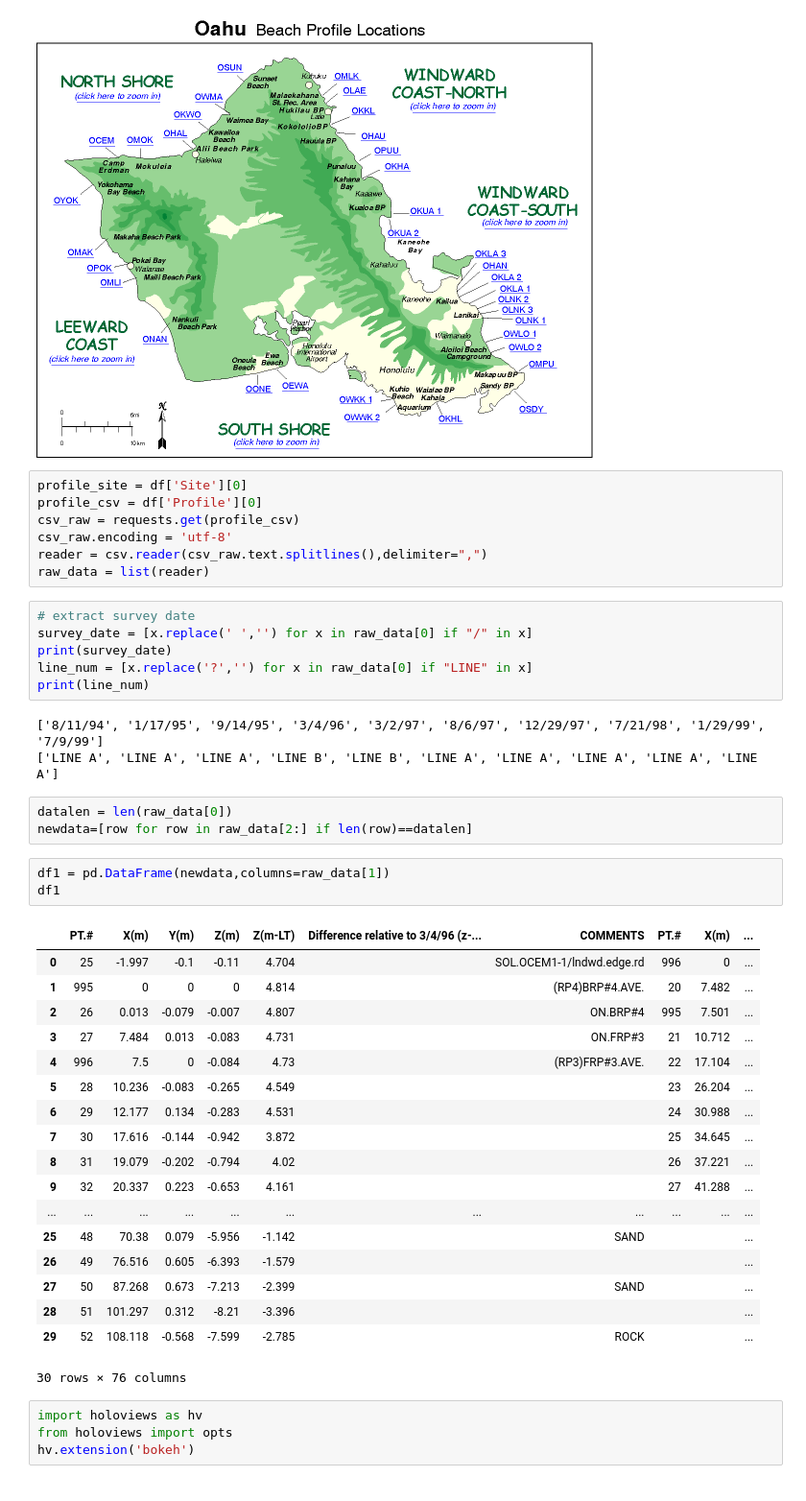
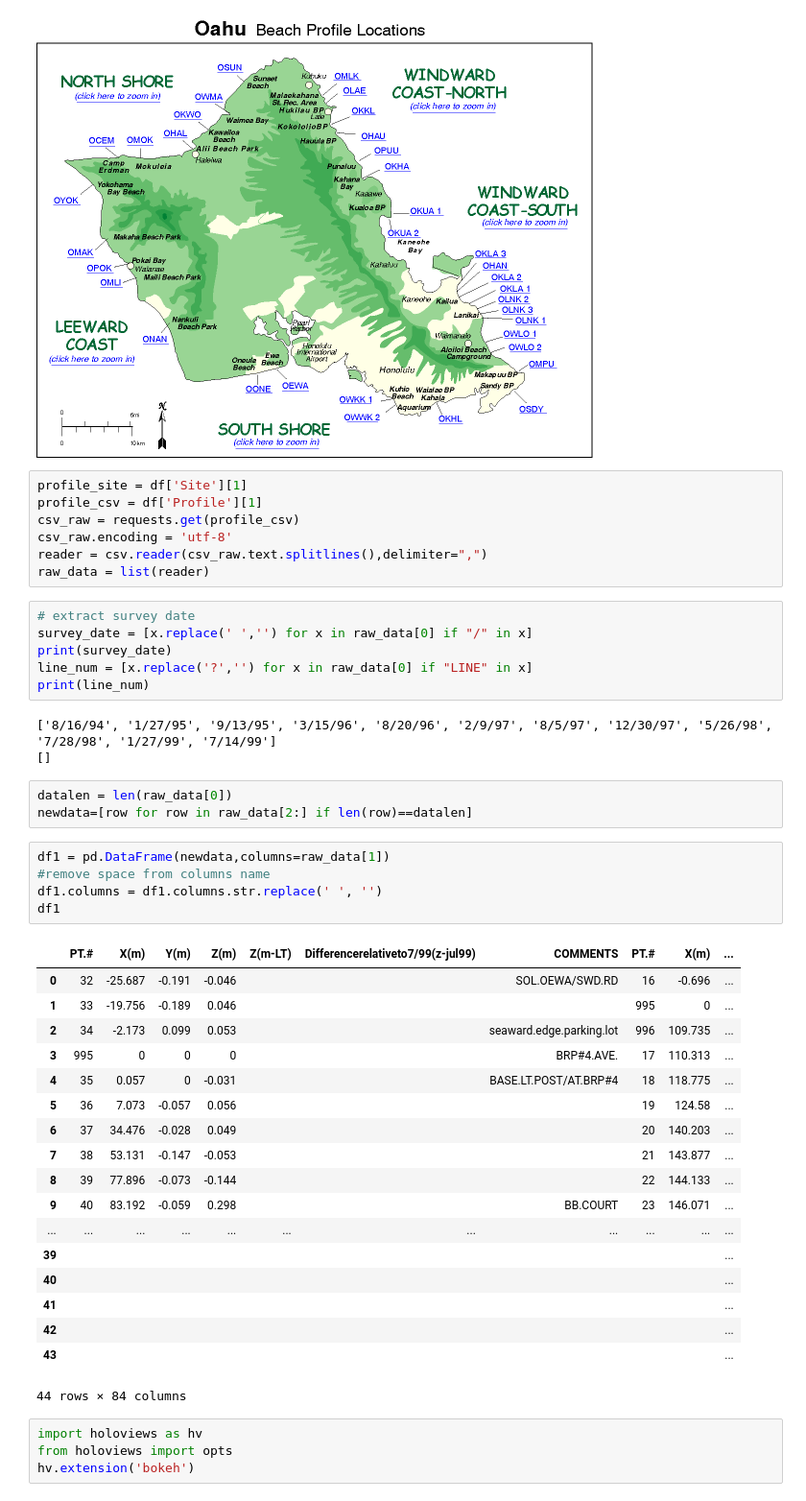
Before and after one commit to webgisdeveloper/ddstudio_toolbox, a Jupyter notebook: operations/hviews/Beach_profile_explorer.ipynb, the cells around one changed output. Shown at 96% size. Cells and saved outputs as stored; diff of their text form.

Commit message:
beach: remove spaces from column names

```diff
--- a/operations/hviews/Beach_profile_explorer.ipynb
+++ b/operations/hviews/Beach_profile_explorer.ipynb
@@ -104,8 +104,8 @@ Image(index_map_img_url)
 http://pubs.usgs.gov/of/2001/0308/oahuindex.html
 [figure]
 # %%
-profile_site = df['Site'][0]
-profile_csv = df['Profile'][0]
+profile_site = df['Site'][1]
+profile_csv = df['Profile'][1]
 csv_raw = requests.get(profile_csv)
 csv_raw.encoding = 'utf-8'
 reader = csv.reader(csv_raw.text.splitlines(),delimiter=",")
@@ -117,33 +117,35 @@ print(survey_date)
 line_num = [x.replace('?','') for x in raw_data[0] if "LINE" in x]
 print(line_num)
 # %% [output]
-['8/11/94', '1/17/95', '9/14/95', '3/4/96', '3/2/97', '8/6/97', '12/29/97', '7/21/98', '1/29/99', '7/9/99']
-['LINE A', 'LINE A', 'LINE A', 'LINE B', 'LINE B', 'LINE A', 'LINE A', 'LINE A', 'LINE A', 'LINE A']
+['8/16/94', '1/27/95', '9/13/95', '3/15/96', '8/20/96', '2/9/97', '8/5/97', '12/30/97', '5/26/98', '7/28/98', '1/27/99', '7/14/99']
+[]
 # %%
 datalen = len(raw_data[0])
 newdata=[row for row in raw_data[2:] if len(row)==datalen]
 # %%
 df1 = pd.DataFrame(newdata,columns=raw_data[1])
+#remove space from columns name
+df1.columns = df1.columns.str.replace(' ', '')
 df1
 # %% [output]
-|  | PT.# | X(m) | Y(m) | Z(m) | Z(m-LT) | Difference relative to 3/4/96 (z-... | COMMENTS | PT.# | X(m) | ... |
-| 0 | 25 | -1.997 | -0.1 | -0.11 | 4.704 |  | SOL.OCEM1-1/lndwd.edge.rd | 996 | 0 | ... |
-| 1 | 995 | 0 | 0 | 0 | 4.814 |  | (RP4)BRP#4.AVE. | 20 | 7.482 | ... |
-| 2 | 26 | 0.013 | -0.079 | -0.007 | 4.807 |  | ON.BRP#4 | 995 | 7.501 | ... |
-| 3 | 27 | 7.484 | 0.013 | -0.083 | 4.731 |  | ON.FRP#3 | 21 | 10.712 | ... |
-| 4 | 996 | 7.5 | 0 | -0.084 | 4.73 |  | (RP3)FRP#3.AVE. | 22 | 17.104 | ... |
-| 5 | 28 | 10.236 | -0.083 | -0.265 | 4.549 |  |  | 23 | 26.204 | ... |
-| 6 | 29 | 12.177 | 0.134 | -0.283 | 4.531 |  |  | 24 | 30.988 | ... |
-| 7 | 30 | 17.616 | -0.144 | -0.942 | 3.872 |  |  | 25 | 34.645 | ... |
-| 8 | 31 | 19.079 | -0.202 | -0.794 | 4.02 |  |  | 26 | 37.221 | ... |
-| 9 | 32 | 20.337 | 0.223 | -0.653 | 4.161 |  |  | 27 | 41.288 | ... |
+|  | PT.# | X(m) | Y(m) | Z(m) | Z(m-LT) | Differencerelativeto7/99(z-jul99) | COMMENTS | PT.# | X(m) | ... |
+| 0 | 32 | -25.687 | -0.191 | -0.046 |  |  | SOL.OEWA/SWD.RD | 16 | -0.696 | ... |
+| 1 | 33 | -19.756 | -0.189 | 0.046 |  |  |  | 995 | 0 | ... |
+| 2 | 34 | -2.173 | 0.099 | 0.053 |  |  | seaward.edge.parking.lot | 996 | 109.735 | ... |
+| 3 | 995 | 0 | 0 | 0 |  |  | BRP#4.AVE. | 17 | 110.313 | ... |
+| 4 | 35 | 0.057 | 0 | -0.031 |  |  | BASE.LT.POST/AT.BRP#4 | 18 | 118.775 | ... |
+| 5 | 36 | 7.073 | -0.057 | 0.056 |  |  |  | 19 | 124.58 | ... |
+| 6 | 37 | 34.476 | -0.028 | 0.049 |  |  |  | 20 | 140.203 | ... |
+| 7 | 38 | 53.131 | -0.147 | -0.053 |  |  |  | 21 | 143.877 | ... |
+| 8 | 39 | 77.896 | -0.073 | -0.144 |  |  |  | 22 | 144.133 | ... |
+| 9 | 40 | 83.192 | -0.059 | 0.298 |  |  | BB.COURT | 23 | 146.071 | ... |
 | ... | ... | ... | ... | ... | ... | ... | ... | ... | ... | ... |
-| 25 | 48 | 70.38 | 0.079 | -5.956 | -1.142 |  | SAND |  |  | ... |
-| 26 | 49 | 76.516 | 0.605 | -6.393 | -1.579 |  |  |  |  | ... |
-| 27 | 50 | 87.268 | 0.673 | -7.213 | -2.399 |  | SAND |  |  | ... |
-| 28 | 51 | 101.297 | 0.312 | -8.21 | -3.396 |  |  |  |  | ... |
-| 29 | 52 | 108.118 | -0.568 | -7.599 | -2.785 |  | ROCK |  |  | ... |
+| 39 |  |  |  |  |  |  |  |  |  | ... |
+| 40 |  |  |  |  |  |  |  |  |  | ... |
+| 41 |  |  |  |  |  |  |  |  |  | ... |
+| 42 |  |  |  |  |  |  |  |  |  | ... |
+| 43 |  |  |  |  |  |  |  |  |  | ... |
-30 rows × 76 columns
+44 rows × 84 columns
 # %%
 import holoviews as hv
 from holoviews import opts
```
Also changed, not shown: parts of 2 cells of this notebook, 1 other file.
